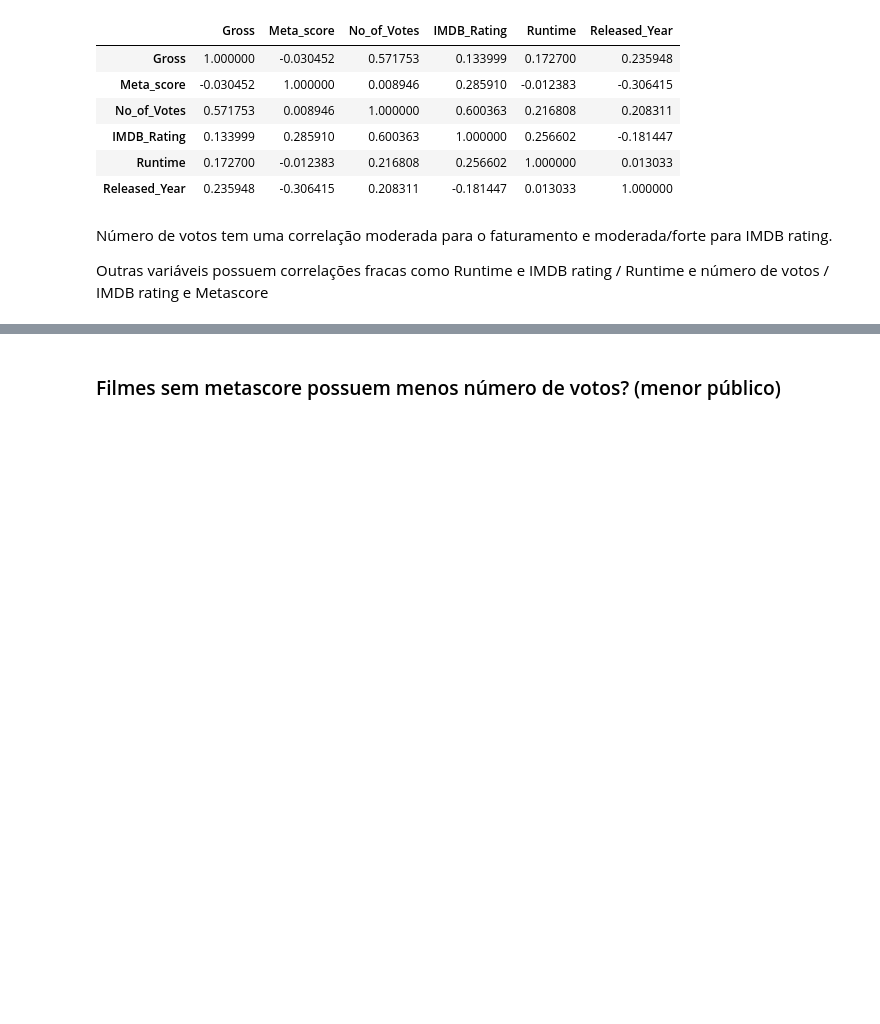
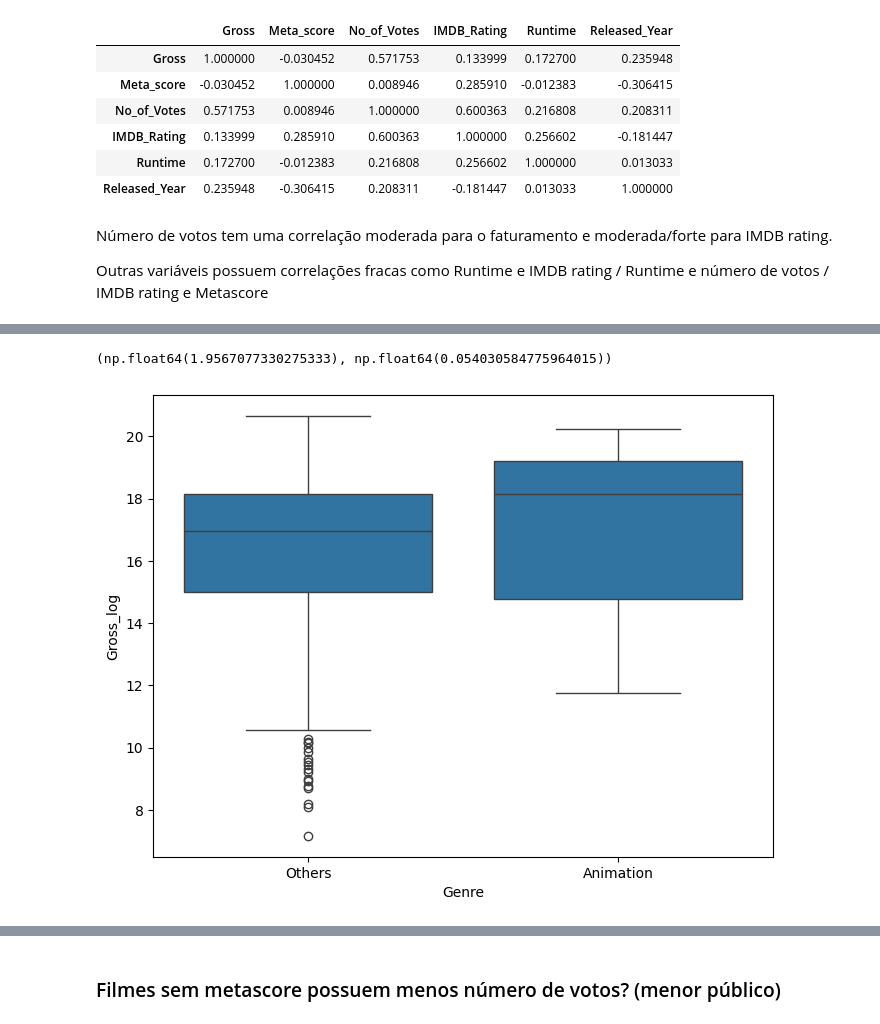
Before and after one commit to RStrzoda/LH_CD_2025, a Jupyter notebook: EDA.ipynb, the cells around one changed output, grey strips where cells are left out. Cells and saved outputs as stored; diff of their text form; code cells hidden in the pictures; blank space fills up the shorter version.

```diff
--- a/EDA.ipynb
+++ b/EDA.ipynb
@@ -450,0 +513,18 @@ Outras variáveis possuem correlações fracas como Runtime e IMDB rating / Runt
+# %%
+# Teste para faturamento
+animation_gross = df[animation_mask]["Gross_log"].dropna()
+others_gross = df[~animation_mask]["Gross_log"].dropna()
+
+stat, p_value = ttest_ind(animation_gross, others_gross, equal_var=False)
+
+stat, p_value
+# %% [output]
+(np.float64(1.9567077330275333), np.float64(0.054030584775964015))
+# %%
+# Com a transformação em log
+plt.figure(figsize=(8,6))
+sns.boxplot(x= animation_mask, y=df["Gross_log"])
+plt.xticks([0,1], ["Others", "Animation"])
+plt.show()
+# %% [output]
+[figure, added]
```
Also changed, not shown: parts of 20 cells of this notebook.
